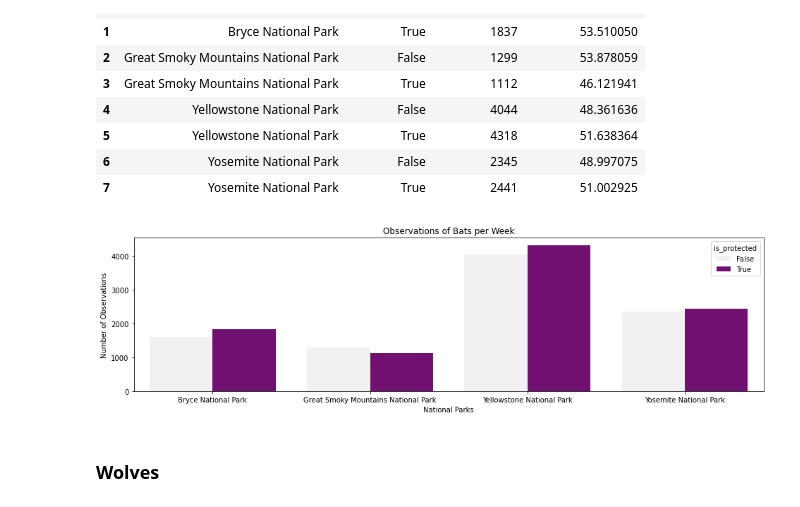
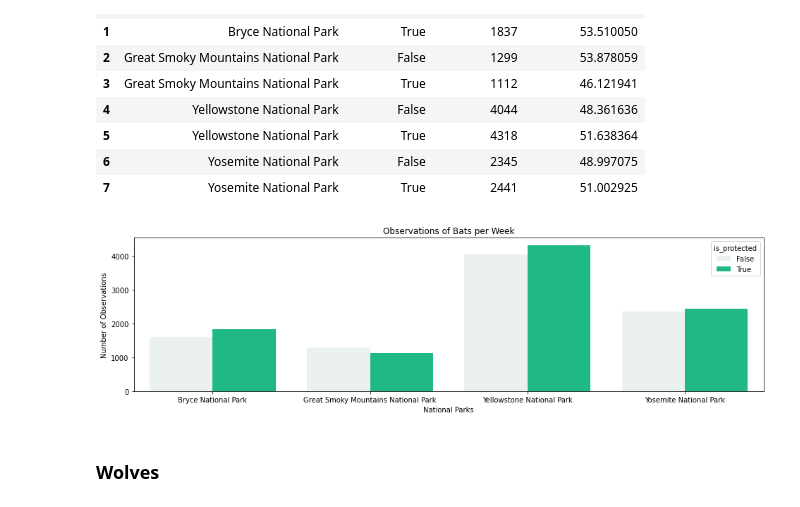
Before and after one commit to h-ostcode/Biodiversity-in-National-Parks, a Jupyter notebook: biodiversity.ipynb, the cells around one changed output. Drawn from its saved outputs; the diff is of its cells as text; code cells hidden in the pictures.

```diff
--- a/biodiversity.ipynb
+++ b/biodiversity.ipynb
@@ -456,13 +455,13 @@ obs_by_park(bat_obs_by_park)
 | 7 | Yosemite National Park | True | 2441 | 51.002925 |
 # %%
 plt.figure(figsize=(16, 4))
-sns.barplot(x=bat_obs_by_park.park_name, y= bat_obs_by_park.observations, color = ("purple"), hue=bat_obs_by_park.is_protected)
+sns.barplot(x=bat_obs_by_park.park_name, y= bat_obs_by_park.observations, color = "#07d28a", hue=bat_obs_by_park.is_protected)
 plt.xlabel('National Parks')
 plt.ylabel('Number of Observations')
 plt.title('Observations of Bats per Week')
 plt.show()
 # %% [output]
-[figure, old version]
+[figure, new version]
 # %% [markdown]
 ### Wolves
 # %%
```
Also changed, not shown: parts of 11 cells of this notebook.
